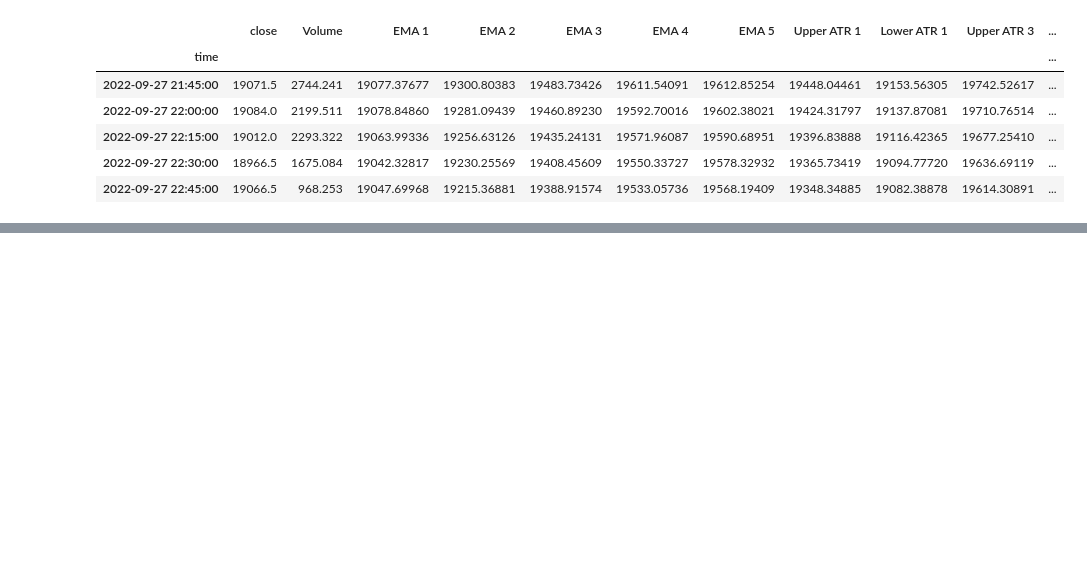
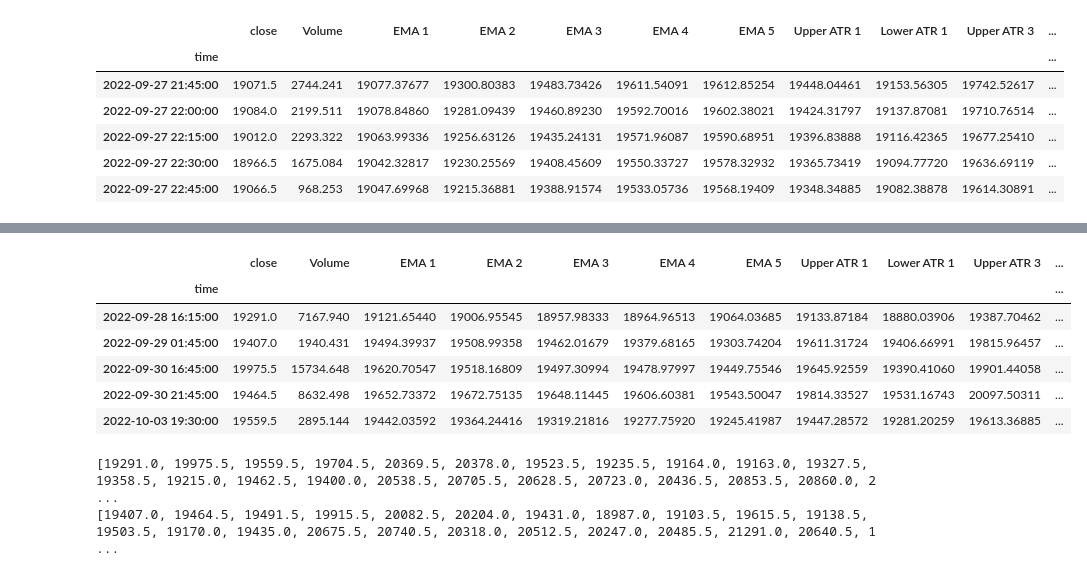
Before and after one commit to litosmunoz/Introduction-to-Quantitative-Trading, a Jupyter notebook: backtesting_bot/btc_15m.ipynb, the cells around one changed output, grey strips where cells are left out. Cells and saved outputs as stored; diff of their text form; code cells hidden in the pictures; blank space fills up the shorter version.

```diff
--- a/backtesting_bot/btc_15m.ipynb
+++ b/backtesting_bot/btc_15m.ipynb
@@ -141,0 +205,12 @@ plt.show()
+# %%
+df_2 = btc_15m.loc[(btc_15m["Short Signal RSI"].notnull()) | (btc_15m["Close Short Signal RSI"].notnull())]
+df_2 = df_2.drop(df_2.index[0])
+df_2.head()
+# %% [output]
+|  | close | Volume | EMA 1 | EMA 2 | EMA 3 | EMA 4 | EMA 5 | Upper ATR 1 | Lower ATR 1 | Upper ATR 3 | ... |
+| time |  |  |  |  |  |  |  |  |  |  | ... |
+| 2022-09-28 16:15:00 | 19291.0 | 7167.940 | 19121.65440 | 19006.95545 | 18957.98333 | 18964.96513 | 19064.03685 | 19133.87184 | 18880.03906 | 19387.70462 | ... |
+| 2022-09-29 01:45:00 | 19407.0 | 1940.431 | 19494.39937 | 19508.99358 | 19462.01679 | 19379.68165 | 19303.74204 | 19611.31724 | 19406.66991 | 19815.96457 | ... |
+| 2022-09-30 16:45:00 | 19975.5 | 15734.648 | 19620.70547 | 19518.16809 | 19497.30994 | 19478.97997 | 19449.75546 | 19645.92559 | 19390.41060 | 19901.44058 | ... |
+| 2022-09-30 21:45:00 | 19464.5 | 8632.498 | 19652.73372 | 19672.75135 | 19648.11445 | 19606.60381 | 19543.50047 | 19814.33527 | 19531.16743 | 20097.50311 | ... |
+| 2022-10-03 19:30:00 | 19559.5 | 2895.144 | 19442.03592 | 19364.24416 | 19319.21816 | 19277.75920 | 19245.41987 | 19447.28572 | 19281.20259 | 19613.36885 | ... |
@@ -141,0 +222,6 @@ plt.show()
+# %%
+print(open)
+print(close)
+# %% [output]
+[19291.0, 19975.5, 19559.5, 19704.5, 20369.5, 20378.0, 19523.5, 19235.5, 19164.0, 19163.0, 19327.5, 19358.5, 19215.0, 19462.5, 19400.0, 20538.5, 20705.5, 20628.5, 20723.0, 20436.5, 20853.5, 20860.0, 2 ...
+[19407.0, 19464.5, 19491.5, 19915.5, 20082.5, 20204.0, 19431.0, 18987.0, 19103.5, 19615.5, 19138.5, 19503.5, 19170.0, 19435.0, 20675.5, 20740.5, 20318.0, 20512.5, 20247.0, 20485.5, 21291.0, 20640.5, 1 ...
```
Also changed, not shown: parts of 17 cells of this notebook.
